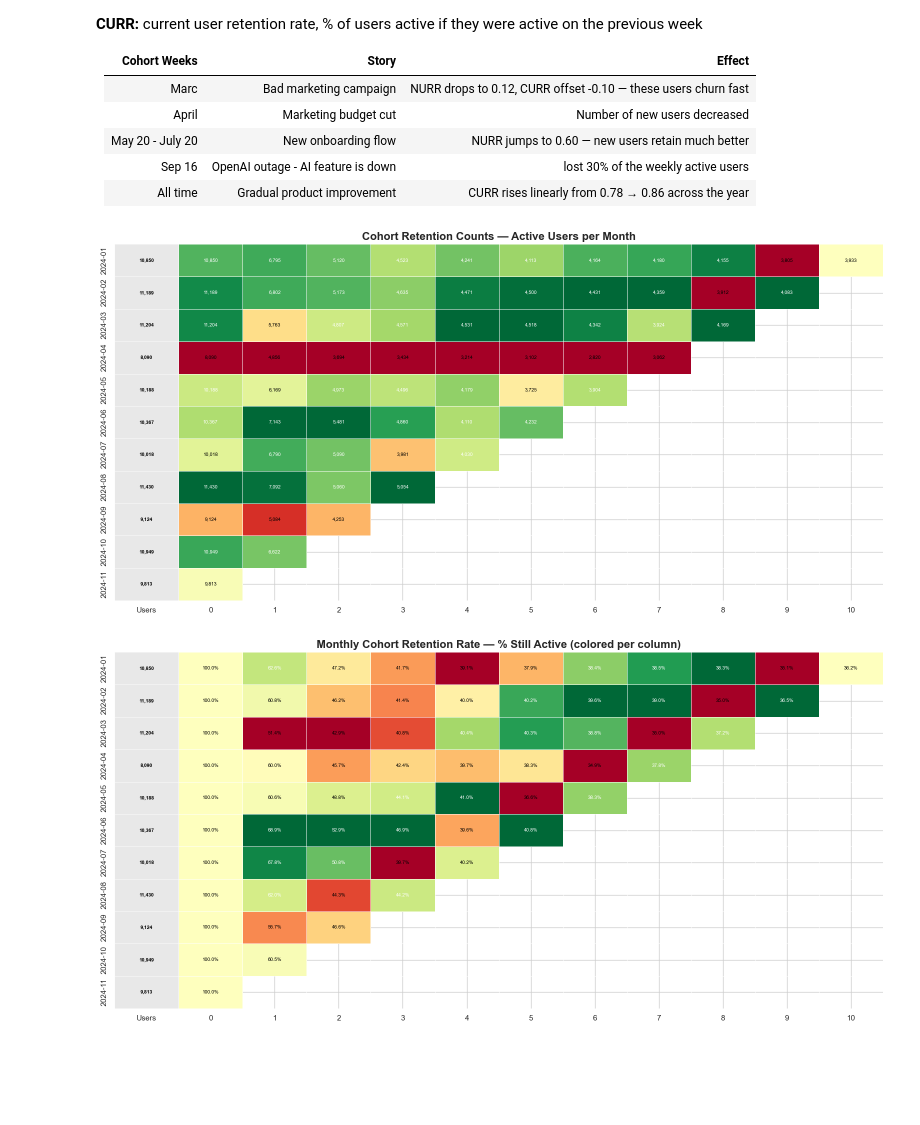
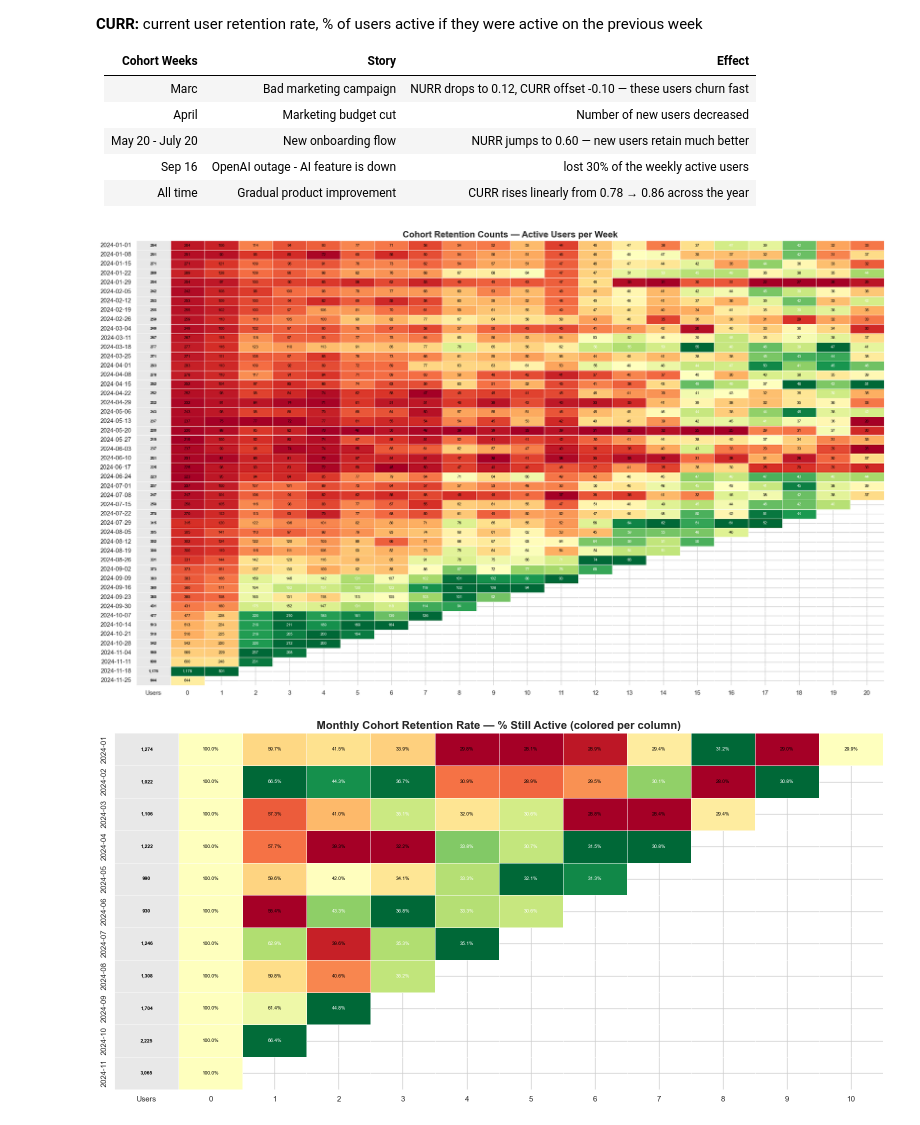
Before and after one commit to gaborberei/datadiner, a Jupyter notebook: Retention course/1. Retention analysis/Retention_analysis_demo.ipynb, the cells around one changed output. Drawn from its saved outputs; the diff is of its cells as text; code cells hidden in the pictures; blank space fills up the shorter version.

```diff
--- a/Retention course/1. Retention analysis/Retention_analysis_demo.ipynb
+++ b/Retention course/1. Retention analysis/Retention_analysis_demo.ipynb
@@ -35,7 +35,7 @@ from datadiner import (
 from datadiner.io import load_events
 
 # Datasets live in datasets/<name>/; the repo root is on sys.path (cell above).
-df = load_events('../../datasets/chess/chess_data_synthetic.csv')
+df = load_events('../../datasets/chess/chess_games_events.csv')
 df['event_type'] = 'game_played'
 df.head()
 # %% [output]
@@ -112,14 +112,14 @@ states_df, figs = lifecycle_states(df)
 | All time | Gradual product improvement | CURR rises linearly from 0.78 → 0.86 across the year |
 # %%
 # Weekly retention rate heatmap
-fig, ax = retention_counts_heatmap(df, granularity='month')
+fig, ax = retention_counts_heatmap(df, granularity='weekly')
 # %% [output]
-[figure, old version]
+[figure, new version]
 # %%
 # Weekly retention rate heatmap
 fig, ax = retention_rate_heatmap(df, granularity='month')
 # %% [output]
-[figure, old version]
+[figure, new version]
 # %%
 # Weekly retention rate heatmap
 fig, ax = churn_counts_heatmap(df, granularity='month')
```
Also changed, not shown: parts of 8 cells of this notebook, 9 other files.
